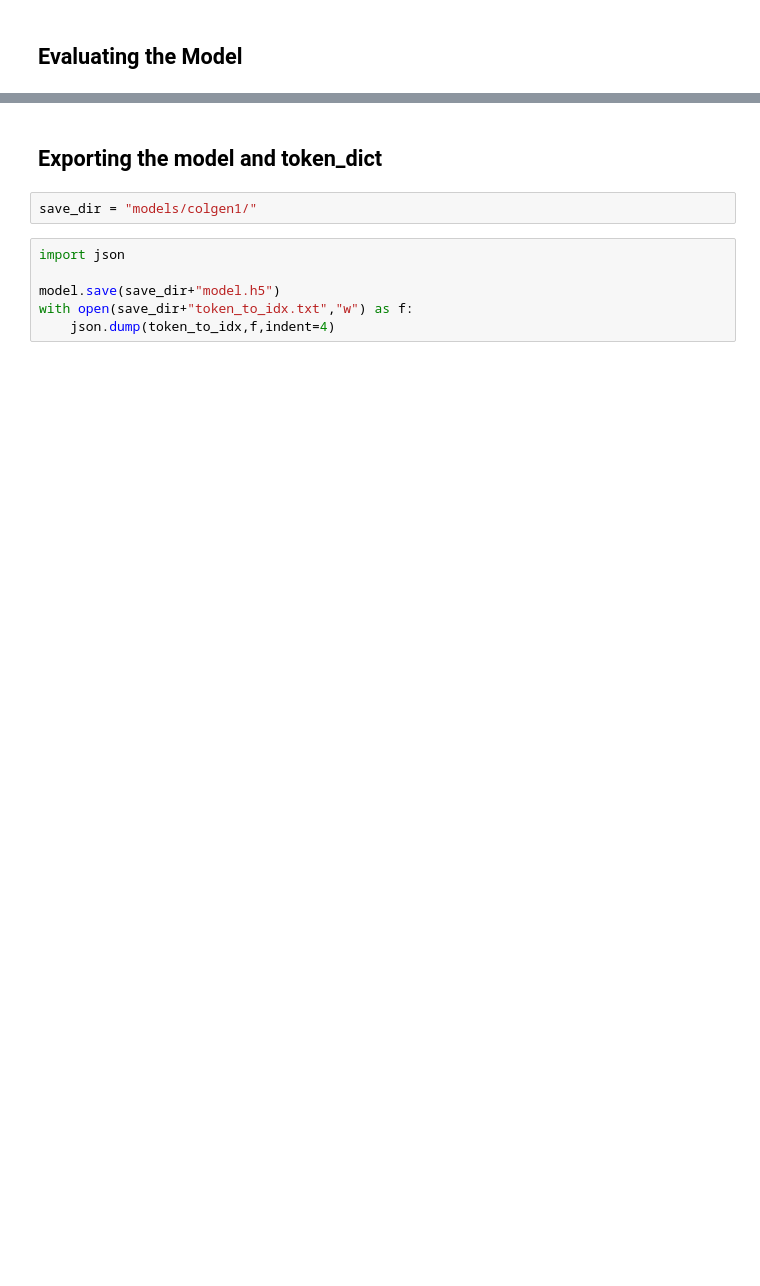
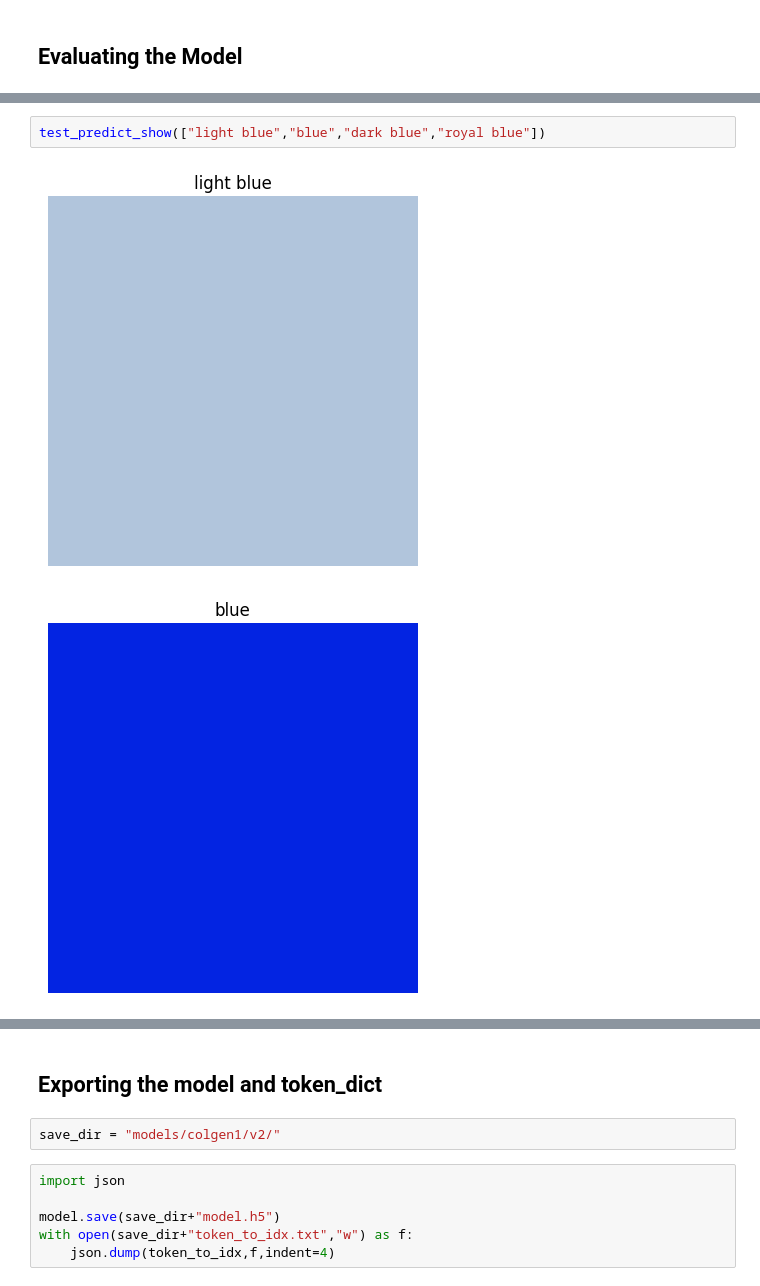
Before and after one commit to AnujPanthri/Imagine-Color, a Jupyter notebook: Colgen1.ipynb, the cells around one changed output, grey strips where cells are left out. Drawn from its saved outputs; the diff is of its cells as text; blank space fills up the shorter version.

```diff
--- a/Colgen1.ipynb
+++ b/Colgen1.ipynb
@@ -334,3 +360,8 @@ test_predict_show(["light green","green","dark green","royal green"])
 [figure]
 [figure]
 [figure]
+# %%
+test_predict_show(["light blue","blue","dark blue","royal blue"])
+# %% [output]
+[figure, added]
+[figure, added]
@@ -337,7 +370,7 @@ test_predict_show(["light green","green","dark green","royal green"])
 # %% [markdown]
 ## Exporting the model and token_dict
 # %%
-save_dir = "models/colgen1/"
+save_dir = "models/colgen1/v2/"
 # %%
 import json
 
```
Also changed, not shown: parts of 15 cells of this notebook, 6 other files.
